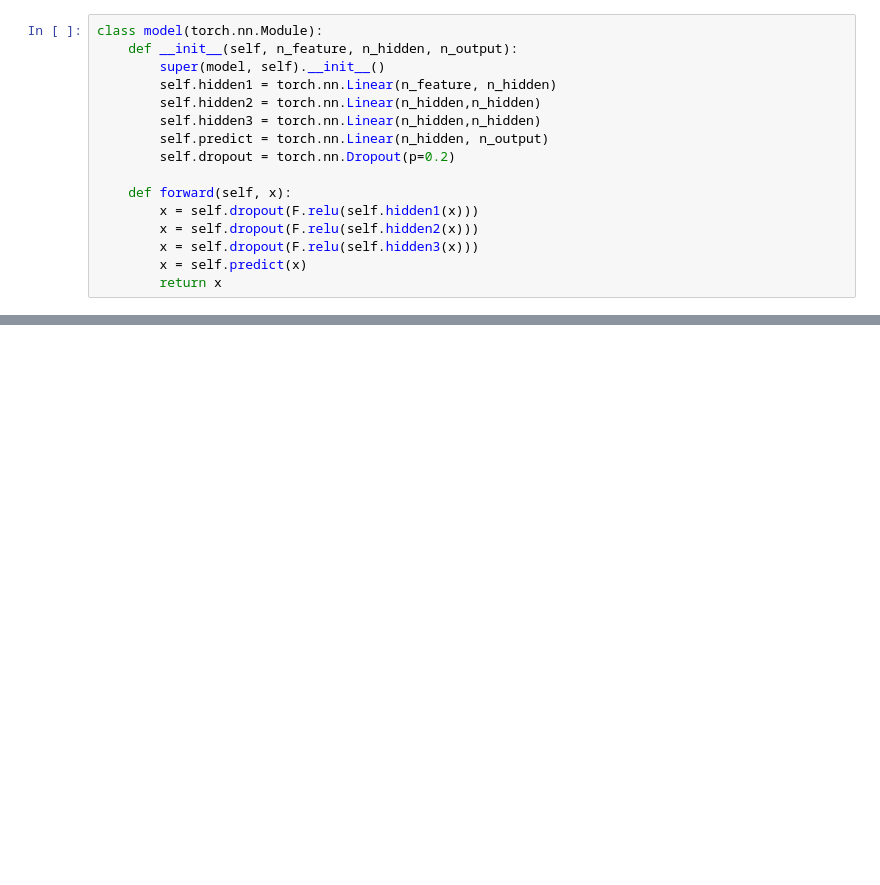
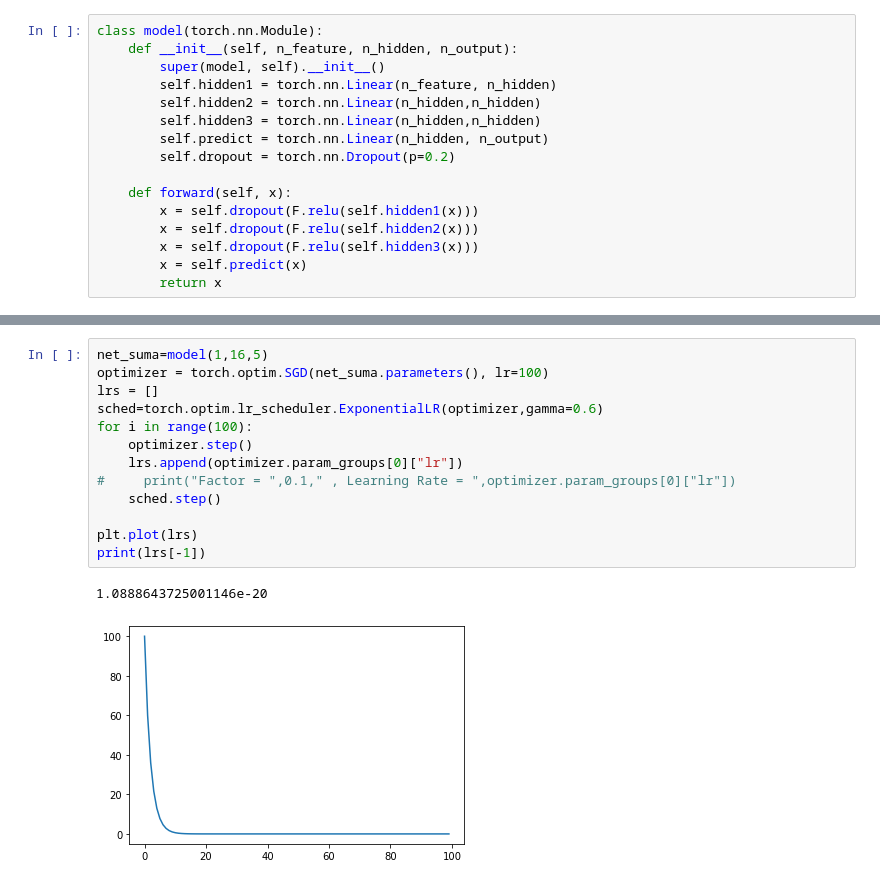
Before and after one commit to g0kul6/Albedo_Task_ML4SCi, a Jupyter notebook: mercury_albedo.ipynb, the cells around one changed output, grey strips where cells are left out. Cells and saved outputs as stored; diff of their text form; blank space fills up the shorter version.

```diff
--- a/mercury_albedo.ipynb
+++ b/mercury_albedo.ipynb
@@ -248,0 +270,16 @@ KeyboardInterrupt:
+# %%
+net_suma=model(1,16,5)
+optimizer = torch.optim.SGD(net_suma.parameters(), lr=100)
+lrs = []
+sched=torch.optim.lr_scheduler.ExponentialLR(optimizer,gamma=0.6)
+for i in range(100):
+    optimizer.step()
+    lrs.append(optimizer.param_groups[0]["lr"])
+#     print("Factor = ",0.1," , Learning Rate = ",optimizer.param_groups[0]["lr"])
+    sched.step()
+
+plt.plot(lrs)
+print(lrs[-1])
+# %% [output]
+1.0888643725001146e-20
+[figure, added]
```
Also changed, not shown: parts of 9 cells of this notebook.
